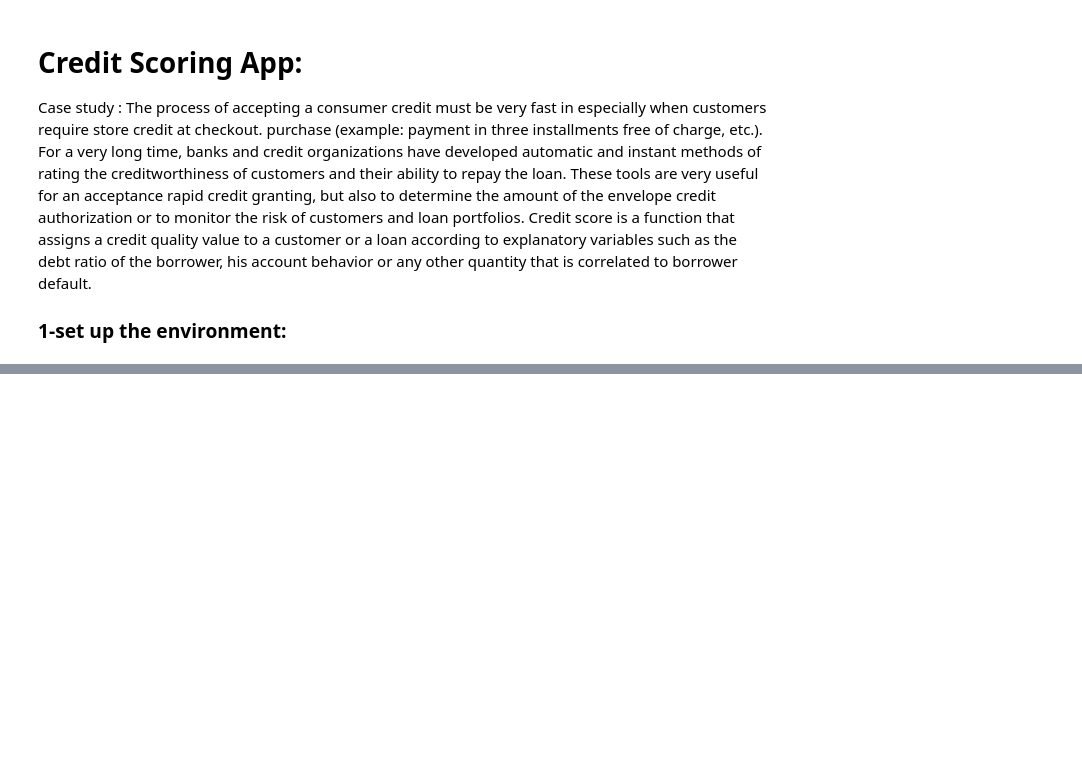
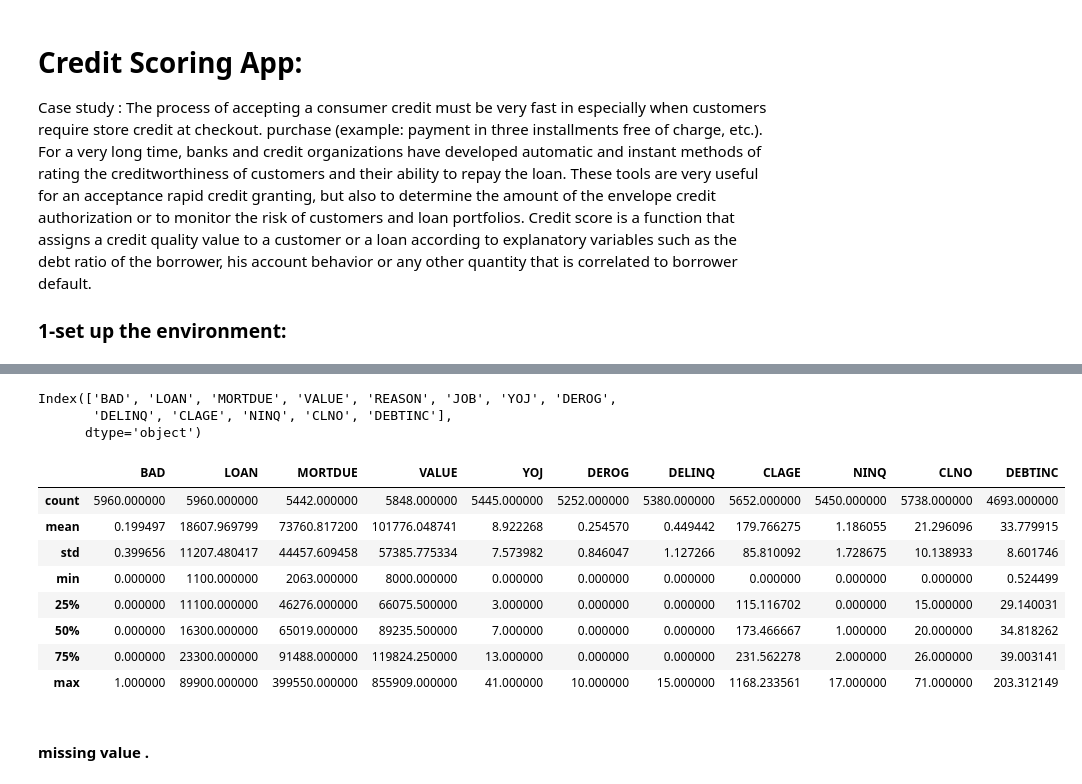
Before and after one commit to ouhammmourachid/ML, a Jupyter notebook: credit-scoring-app.ipynb, the cells around one changed output, grey strips where cells are left out. Cells and saved outputs as stored; diff of their text form; code cells hidden in the pictures; blank space fills up the shorter version.

```diff
--- a/credit-scoring-app.ipynb
+++ b/credit-scoring-app.ipynb
@@ -27,0 +83,20 @@ print("set up completed")
+# %%
+df.columns
+# %% [output]
+Index(['BAD', 'LOAN', 'MORTDUE', 'VALUE', 'REASON', 'JOB', 'YOJ', 'DEROG',
+       'DELINQ', 'CLAGE', 'NINQ', 'CLNO', 'DEBTINC'],
+      dtype='object')
+# %%
+df.describe()
+# %% [output]
+|  | BAD | LOAN | MORTDUE | VALUE | YOJ | DEROG | DELINQ | CLAGE | NINQ | CLNO | DEBTINC |
+| count | 5960.000000 | 5960.000000 | 5442.000000 | 5848.000000 | 5445.000000 | 5252.000000 | 5380.000000 | 5652.000000 | 5450.000000 | 5738.000000 | 4693.000000 |
+| mean | 0.199497 | 18607.969799 | 73760.817200 | 101776.048741 | 8.922268 | 0.254570 | 0.449442 | 179.766275 | 1.186055 | 21.296096 | 33.779915 |
+| std | 0.399656 | 11207.480417 | 44457.609458 | 57385.775334 | 7.573982 | 0.846047 | 1.127266 | 85.810092 | 1.728675 | 10.138933 | 8.601746 |
+| min | 0.000000 | 1100.000000 | 2063.000000 | 8000.000000 | 0.000000 | 0.000000 | 0.000000 | 0.000000 | 0.000000 | 0.000000 | 0.524499 |
+| 25% | 0.000000 | 11100.000000 | 46276.000000 | 66075.500000 | 3.000000 | 0.000000 | 0.000000 | 115.116702 | 0.000000 | 15.000000 | 29.140031 |
+| 50% | 0.000000 | 16300.000000 | 65019.000000 | 89235.500000 | 7.000000 | 0.000000 | 0.000000 | 173.466667 | 1.000000 | 20.000000 | 34.818262 |
+| 75% | 0.000000 | 23300.000000 | 91488.000000 | 119824.250000 | 13.000000 | 0.000000 | 0.000000 | 231.562278 | 2.000000 | 26.000000 | 39.003141 |
+| max | 1.000000 | 89900.000000 | 399550.000000 | 855909.000000 | 41.000000 | 10.000000 | 15.000000 | 1168.233561 | 17.000000 | 71.000000 | 203.312149 |
+# %% [markdown]
+#### missing value .
```
Also changed, not shown: parts of 40 cells of this notebook.
